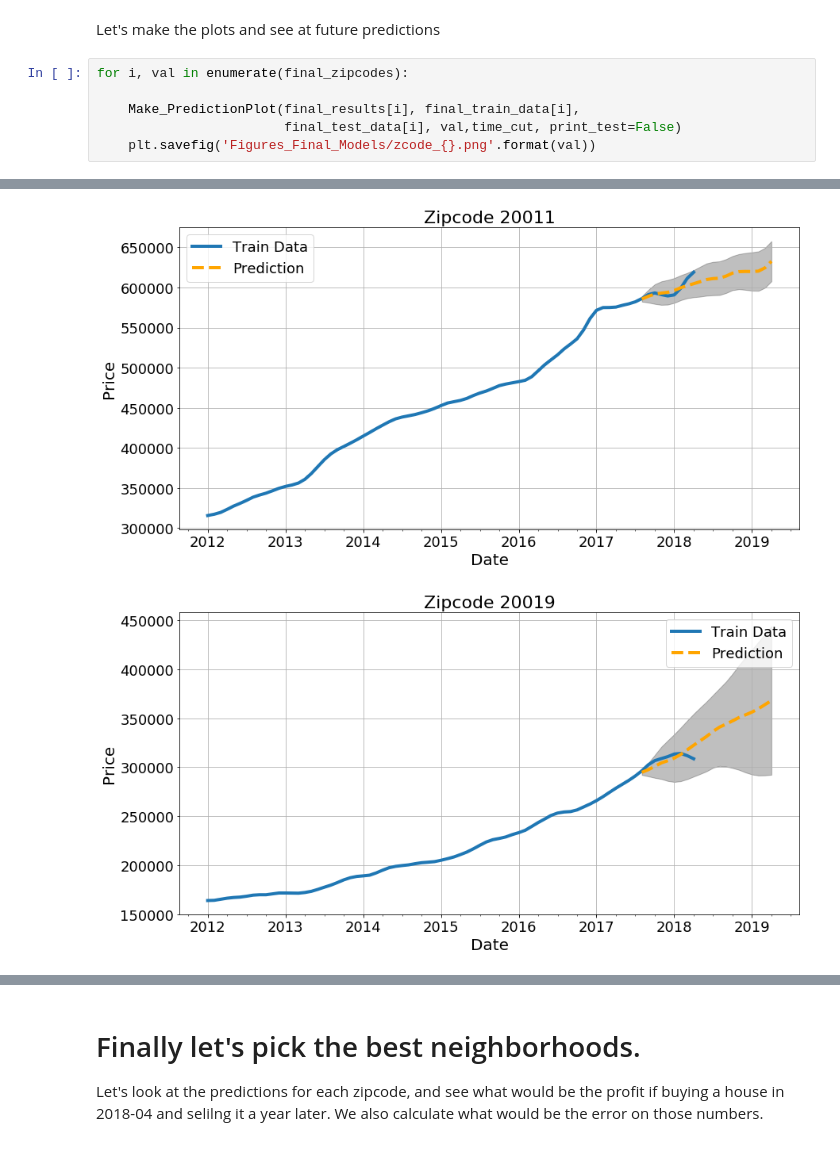
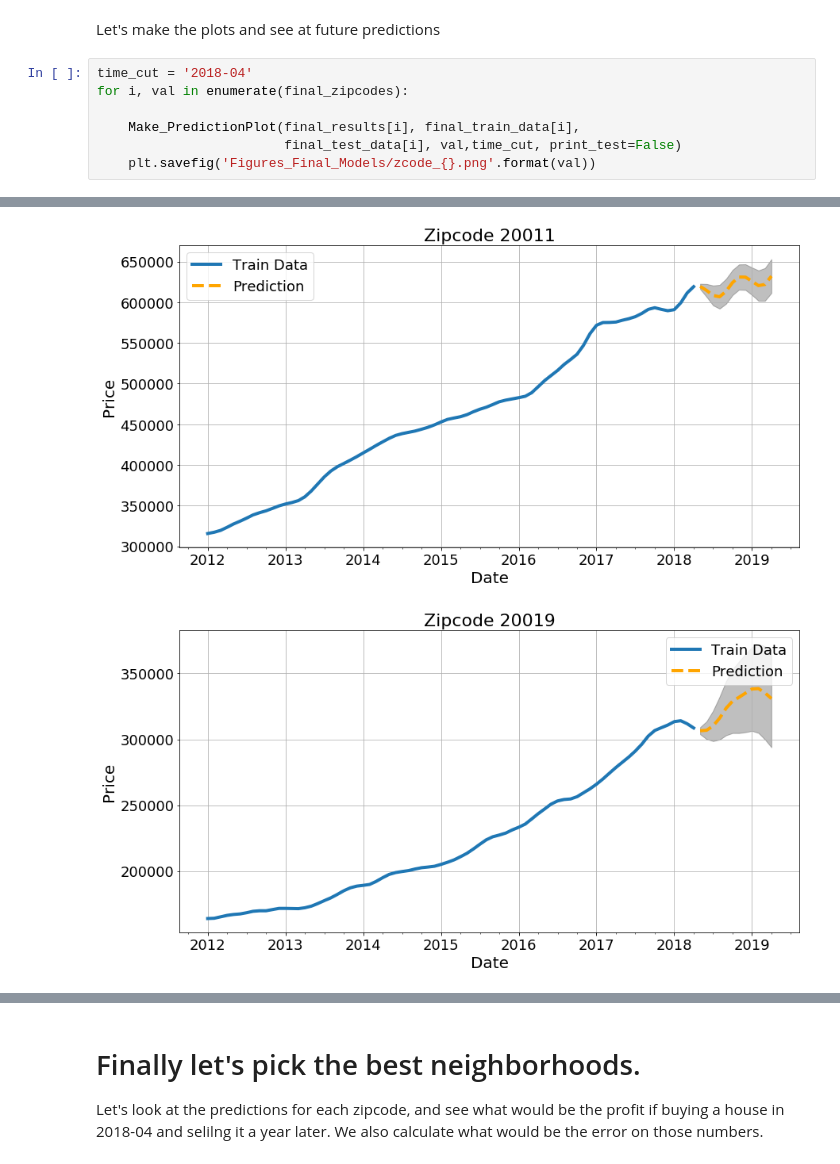
Before and after one commit to angelmanzur/TimeSeries_Zillow_Proj, a Jupyter notebook: Zillow_project-Final.ipynb, the cells around one changed output, grey strips where cells are left out. Cells and saved outputs as stored; diff of their text form.

Commit message:
updated final figure

```diff
--- a/Zillow_project-Final.ipynb
+++ b/Zillow_project-Final.ipynb
@@ -354,6 +354,7 @@ for i,model in enumerate(results):
 # %% [markdown]
 Let's make the plots and see at future predictions
 # %%
+time_cut = '2018-04'
 for i, val in enumerate(final_zipcodes):
 
     Make_PredictionPlot(final_results[i], final_train_data[i],
@@ -364,2 +365,2 @@ for i, val in enumerate(final_zipcodes):
-[figure, old version]
+[figure, new version]
-[figure, old version]
+[figure, new version]
```
Also changed, not shown: parts of 1 cell of this notebook.
